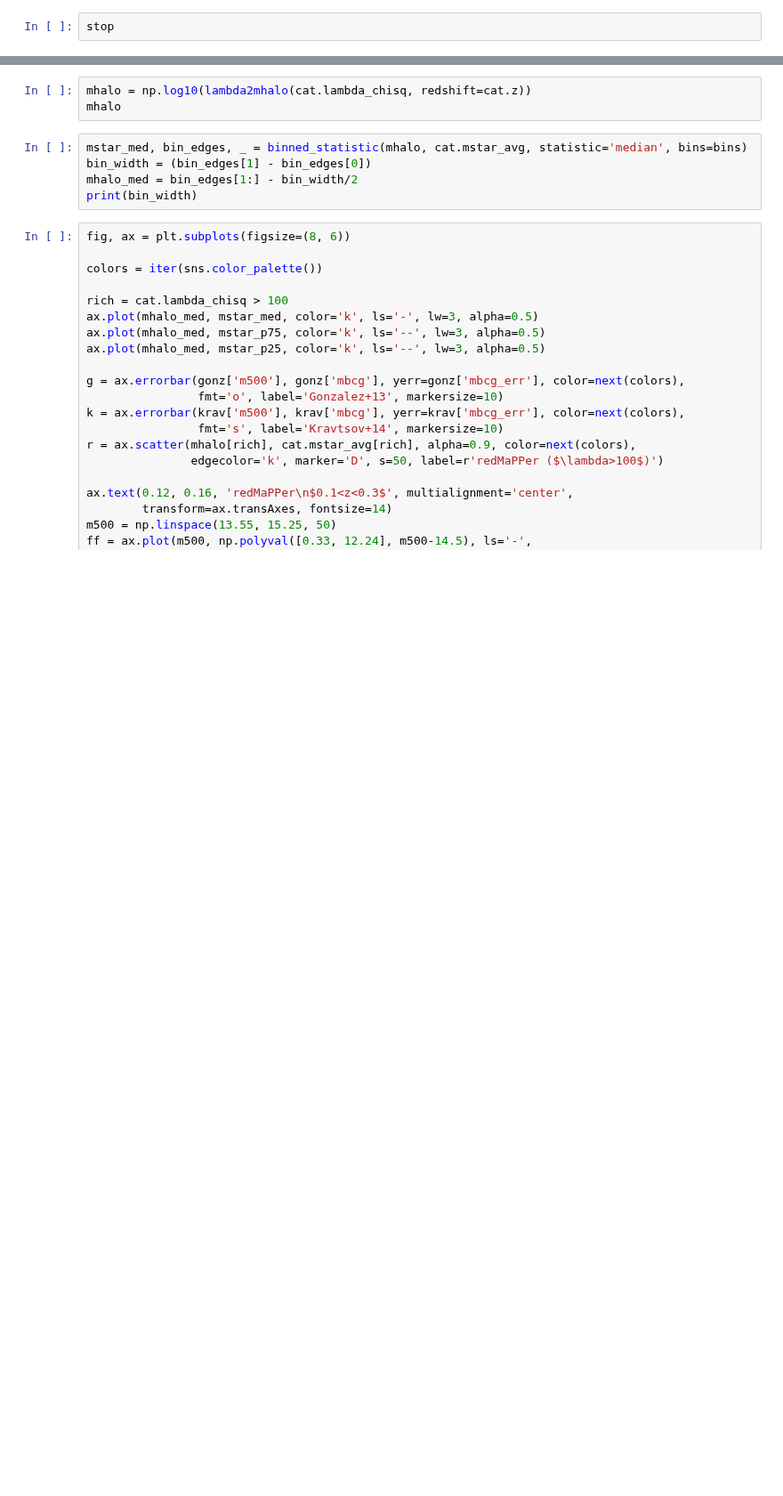
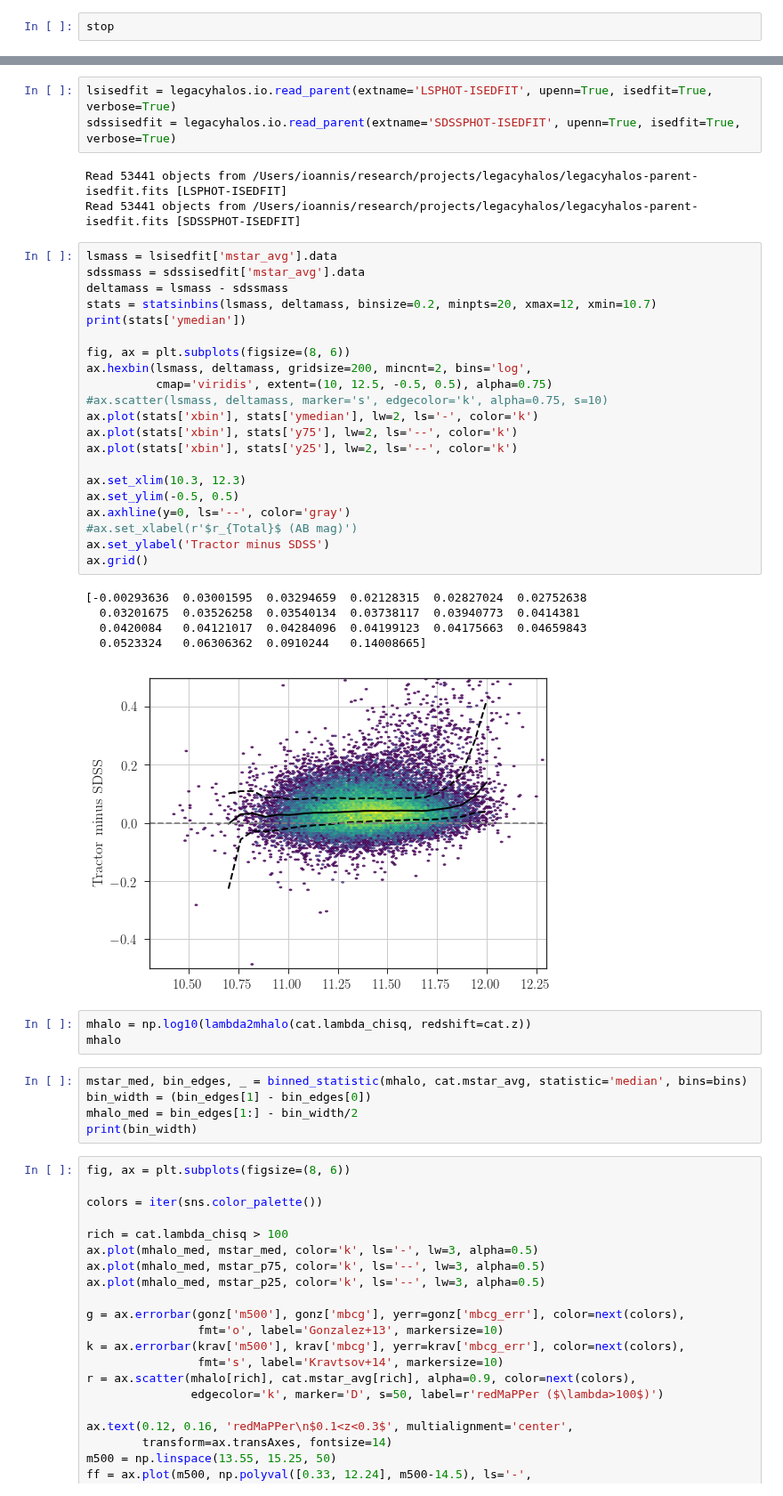
Before and after one commit to moustakas/legacyhalos, a Jupyter notebook: doc/nb/legacyhalos-results.ipynb, the cells around one changed output, grey strips where cells are left out. Shown at 89% size. Saved outputs shown, nothing was run; the diff lists cells and outputs as text; blank space fills up the shorter version.

```diff
--- a/doc/nb/legacyhalos-results.ipynb
+++ b/doc/nb/legacyhalos-results.ipynb
@@ -52,3 +88,36 @@ ls
+# %%
+lsisedfit = legacyhalos.io.read_parent(extname='LSPHOT-ISEDFIT', upenn=True, isedfit=True, verbose=True)
+sdssisedfit = legacyhalos.io.read_parent(extname='SDSSPHOT-ISEDFIT', upenn=True, isedfit=True, verbose=True)
+# %% [output]
+Read 53441 objects from /Users/ioannis/research/projects/legacyhalos/legacyhalos-parent-isedfit.fits [LSPHOT-ISEDFIT]
+Read 53441 objects from /Users/ioannis/research/projects/legacyhalos/legacyhalos-parent-isedfit.fits [SDSSPHOT-ISEDFIT]
+# %%
+lsmass = lsisedfit['mstar_avg'].data
+sdssmass = sdssisedfit['mstar_avg'].data
+deltamass = lsmass - sdssmass
+stats = statsinbins(lsmass, deltamass, binsize=0.2, minpts=20, xmax=12, xmin=10.7)
+print(stats['ymedian'])
+
+fig, ax = plt.subplots(figsize=(8, 6))
+ax.hexbin(lsmass, deltamass, gridsize=200, mincnt=2, bins='log',
+          cmap='viridis', extent=(10, 12.5, -0.5, 0.5), alpha=0.75)
+#ax.scatter(lsmass, deltamass, marker='s', edgecolor='k', alpha=0.75, s=10)
+ax.plot(stats['xbin'], stats['ymedian'], lw=2, ls='-', color='k')
+ax.plot(stats['xbin'], stats['y75'], lw=2, ls='--', color='k')
+ax.plot(stats['xbin'], stats['y25'], lw=2, ls='--', color='k')
+
+ax.set_xlim(10.3, 12.3)
+ax.set_ylim(-0.5, 0.5)
+ax.axhline(y=0, ls='--', color='gray')
+#ax.set_xlabel(r'$r_{Total}$ (AB mag)')
+ax.set_ylabel('Tractor minus SDSS')
+ax.grid()
+# %% [output]
+[-0.00293636  0.03001595  0.03294659  0.02128315  0.02827024  0.02752638
+  0.03201675  0.03526258  0.03540134  0.03738117  0.03940773  0.0414381
+  0.0420084   0.04121017  0.04284096  0.04199123  0.04175663  0.04659843
+  0.0523324   0.06306362  0.0910244   0.14008665]
+[figure, added]
 # %%
 mhalo = np.log10(lambda2mhalo(cat.lambda_chisq, redshift=cat.z))
 mhalo
```
Also changed, not shown: parts of 11 cells of this notebook, 4 other files.
